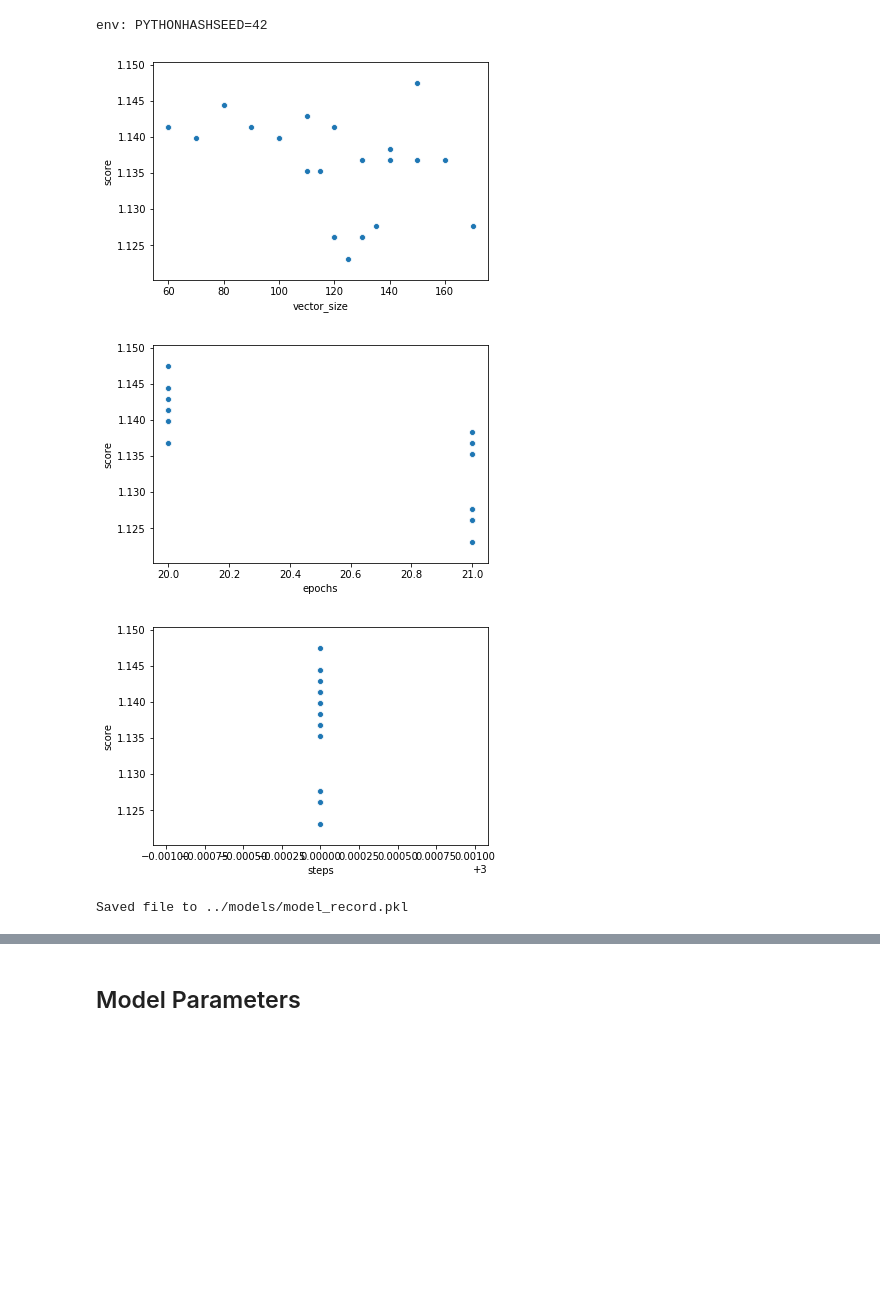
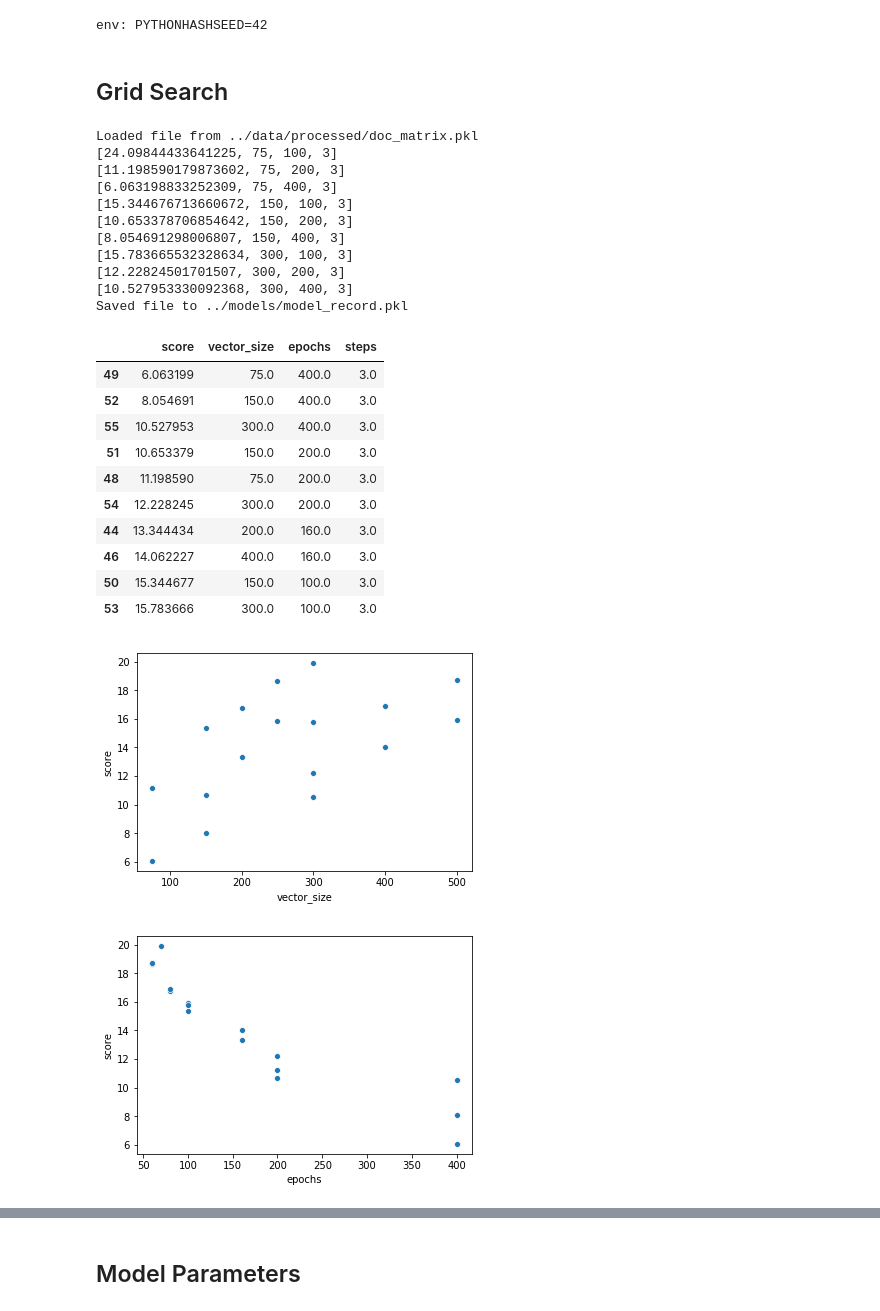
Before and after one commit to BotScutters/SpeakEasy-Cocktail-Generator, a Jupyter notebook: notebooks/mvp.ipynb, the cells around one changed output, grey strips where cells are left out. Cells and saved outputs as stored; diff of their text form; code cells hidden in the pictures; blank space fills up the shorter version.

```diff
--- a/notebooks/mvp.ipynb
+++ b/notebooks/mvp.ipynb
@@ -1302,48 +1447,36 @@ def grid_search(doc_matrix, vectors=[125], epochs=[20], steps=[3]):
     return record
 # %% [output]
 env: PYTHONHASHSEED=42
-# %%
-def grid_search(doc_matrix, vectors, epochs, steps)
-# %%
-def plot_grid_search(record):
-    for p in ['vector_size', 'epochs', 'steps']:
-        plt.figure()
-        sns.scatterplot(x=p, y='score', data=record[record['score'] < 2]);
-    pass
-
-
-def grid_search(doc_matrix, vectors=[125], epochs=[20], steps=[3]):
-    """
-    Performs a grid search to find optimal parameters for doc2vec model.
-    Input:
-        doc_matrix, an array of cleaned documents ready to be tokenized
-        vectors, epochs, and steps are all iterables containing the different
-            parameter permutations to try in the grid search
-    """
-    record = get_record()
-    for v in vectors:
-        for e in epochs:
-            model, train_corpus = train_doc2vec(
-                doc_matrix, vector_size=v, epochs=e)
-            for s in steps:
-                score = measure_steps(train_corpus, model, s)
-                results = [score, v, e, s]
-                print(results)
-                record.loc[len(record)] = results
-    save_to(record, '../models/model_record.pkl')
-    display(record.sort_values(by='score').head(10))
-    plot_grid_search(record)
-    return record
-# %%
-def plot_grid_search(record):
-    for p in ['vector_size', 'epochs', 'steps']:
-        plt.figure()
-        sns.scatterplot(x=p, y='score', data=record[record['score'] < 2]);
-# %% [output]
-[figure, removed]
-[figure, removed]
-[figure, removed]
-# %%
-save_to(r2, '../models/model_record.pkl')
-# %% [output]
-Saved file to ../models/model_record.pkl
+# %% [markdown]
+## Grid Search
+# %%
+doc_matrix = load_from('../data/processed/doc_matrix.pkl')
+vectors = [75, 150, 300]
+epochs = [100, 200, 400]
+steps = [3]
+grid_search(doc_matrix, vectors, epochs, steps);
+# %% [output]
+Loaded file from ../data/processed/doc_matrix.pkl
+[24.09844433641225, 75, 100, 3]
+[11.198590179873602, 75, 200, 3]
+[6.063198833252309, 75, 400, 3]
+[15.344676713660672, 150, 100, 3]
+[10.653378706854642, 150, 200, 3]
+[8.054691298006807, 150, 400, 3]
+[15.783665532328634, 300, 100, 3]
+[12.22824501701507, 300, 200, 3]
+[10.527953330092368, 300, 400, 3]
+Saved file to ../models/model_record.pkl
+|  | score | vector_size | epochs | steps |
+| 49 | 6.063199 | 75.0 | 400.0 | 3.0 |
+| 52 | 8.054691 | 150.0 | 400.0 | 3.0 |
+| 55 | 10.527953 | 300.0 | 400.0 | 3.0 |
+| 51 | 10.653379 | 150.0 | 200.0 | 3.0 |
+| 48 | 11.198590 | 75.0 | 200.0 | 3.0 |
+| 54 | 12.228245 | 300.0 | 200.0 | 3.0 |
+| 44 | 13.344434 | 200.0 | 160.0 | 3.0 |
+| 46 | 14.062227 | 400.0 | 160.0 | 3.0 |
+| 50 | 15.344677 | 150.0 | 100.0 | 3.0 |
+| 53 | 15.783666 | 300.0 | 100.0 | 3.0 |
+[figure, added]
+[figure, added]
```
Also changed, not shown: parts of 16 cells of this notebook.
